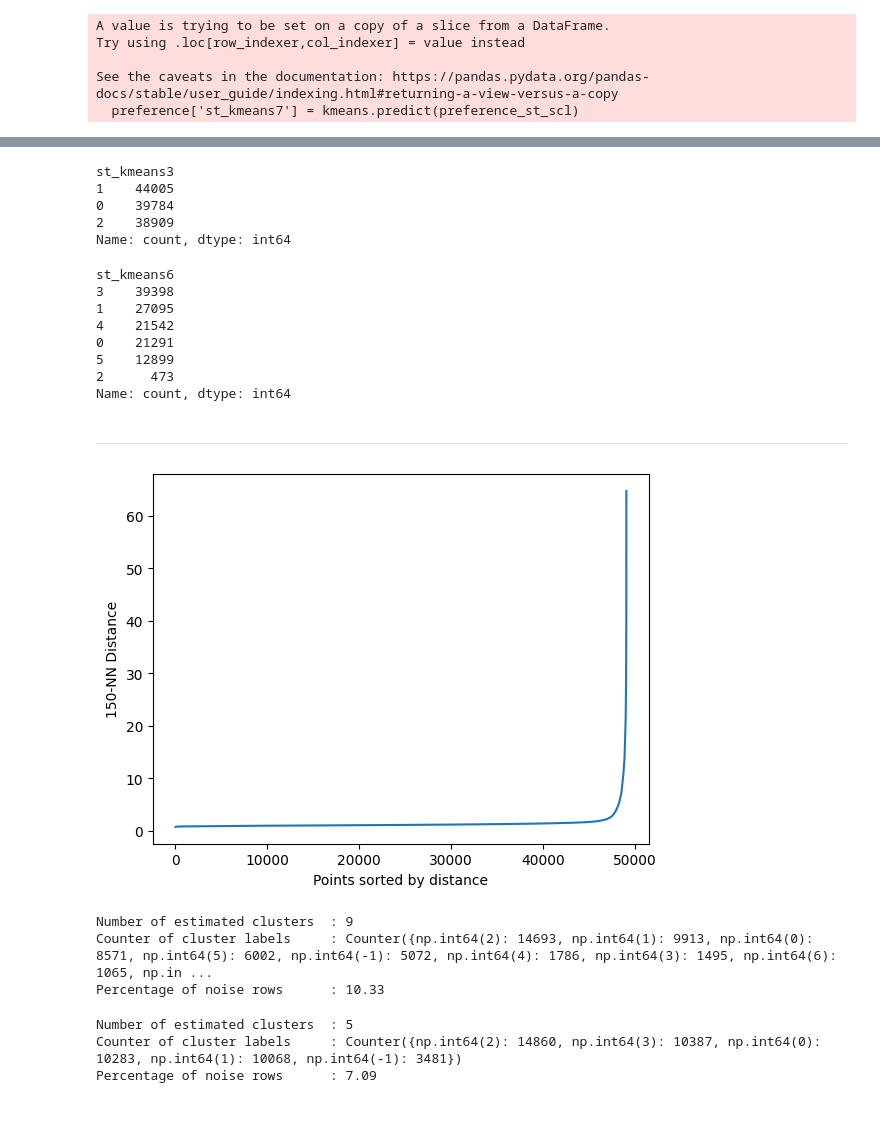
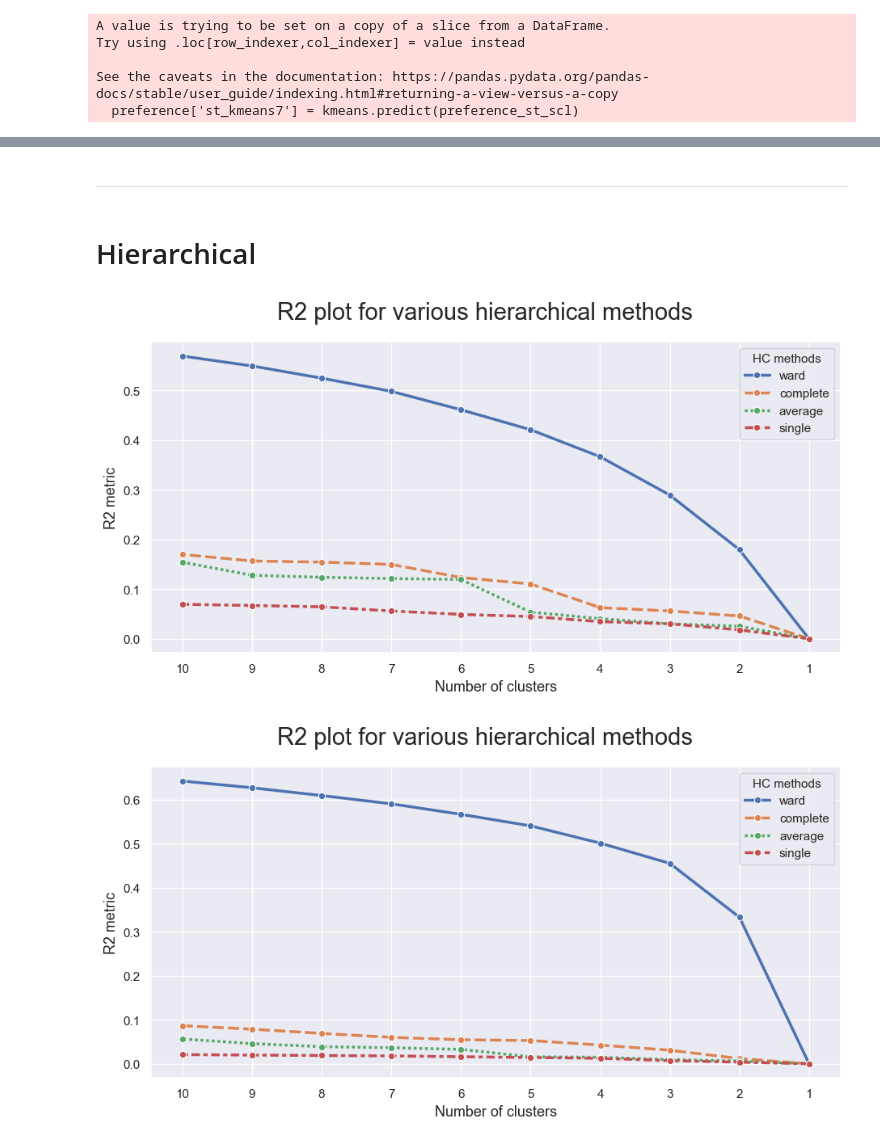
Before and after one commit to Rita-Centeno/DMI, a Jupyter notebook: clustering.ipynb, the cells around one changed output, grey strips where cells are left out. Cells and saved outputs as stored; diff of their text form; code cells hidden in the pictures; blank space fills up the shorter version.

```diff
--- a/clustering.ipynb
+++ b/clustering.ipynb
@@ -8,4 +9,5 @@ from utils2 import *
 %load_ext autoreload
 %autoreload 2
 # %%
-data = pd.read_csv('Data\project_data_cleaned_noreturnincons_impute2_wzipid_no0_out.csv')
+# data = pd.read_csv('Data\\New_Data\\project_data_cleaned_noreturnincons_impute2_wzipid_no0_out.csv')
+data = pd.read_csv('Data\\New_Data\\project_data_cleaned_noreturnincons_impute2_wzipid_no0_out_perc.csv')
@@ -105,21 +107,2 @@ Name: count, dtype: int64
-# %%
-preference['st_kmeans3'].value_counts()
-# %% [output]
-st_kmeans3
-1    44005
-0    39784
-2    38909
-Name: count, dtype: int64
-# %%
-preference['st_kmeans6'].value_counts()
-# %% [output]
-st_kmeans6
-3    39398
-1    27095
-4    21542
-0    21291
-5    12899
-2      473
-Name: count, dtype: int64
 # %% [markdown]
 -----
@@ -145,40 +109,10 @@ def plot_kdist_graph(df, feats, n_neighbors=150):
+# %% [markdown]
+# Hierarchical
 # %%
-plot_kdist_graph(preference_st_scl.sample(frac=0.4, random_state=1), preference_metrics)
+plot_r2_linkage(preference_st_scl.sample(frac=0.2, random_state=1), 10)
 # %% [output]
-[figure, old version]
+[figure, new version]
-# %%
-from sklearn.cluster import DBSCAN  # For the DBSCAN algorithm
-import numpy as np                  # For numerical operations (e.g., np.unique)
-from collections import Counter
-
-dbscan = DBSCAN(eps=1.1, min_samples=80, n_jobs=4)
-dbscan_labels = dbscan.fit_predict(preference_st_scl.sample(frac=0.4, random_state=1))
-
-dbscan_n_clusters = len(np.unique(dbscan_labels))
-print("Number of estimated clusters  : %d" % dbscan_n_clusters)
-
-## How many data points in each cluster?
-print("Counter of cluster labels     :", Counter(dbscan_labels))
-print("Percentage of noise rows      :", round(100*Counter(dbscan_labels)[-1]/preference_st_scl.sample(frac=0.4, random_state=1).shape[0],2))
-# %% [output]
-Number of estimated clusters  : 9
-Counter of cluster labels     : Counter({np.int64(2): 14693, np.int64(1): 9913, np.int64(0): 8571, np.int64(5): 6002, np.int64(-1): 5072, np.int64(4): 1786, np.int64(3): 1495, np.int64(6): 1065, np.in ...
-Percentage of noise rows      : 10.33
-# %%
-from sklearn.cluster import DBSCAN  # For the DBSCAN algorithm
-import numpy as np                  # For numerical operations (e.g., np.unique)
-from collections import Counter
-
-dbscan = DBSCAN(eps=1.2, min_samples=80, n_jobs=4)
-dbscan_labels = dbscan.fit_predict(preference_st_scl.sample(frac=0.4, random_state=1))
-
-dbscan_n_clusters = len(np.unique(dbscan_labels))
-print("Number of estimated clusters  : %d" % dbscan_n_clusters)
-
-## How many data points in each cluster?
-print("Counter of cluster labels     :", Counter(dbscan_labels))
-print("Percentage of noise rows      :", round(100*Counter(dbscan_labels)[-1]/preference_st_scl.sample(frac=0.4, random_state=1).shape[0],2))
-# %% [output]
-Number of estimated clusters  : 5
-Counter of cluster labels     : Counter({np.int64(2): 14860, np.int64(3): 10387, np.int64(0): 10283, np.int64(1): 10068, np.int64(-1): 3481})
-Percentage of noise rows      : 7.09
+# %%
+plot_r2_linkage(preference_mm_scl.sample(frac=0.2, random_state=1), 10)
+# %% [output]
+[figure, added]
```
Also changed, not shown: parts of 58 cells of this notebook, 4 other files.
